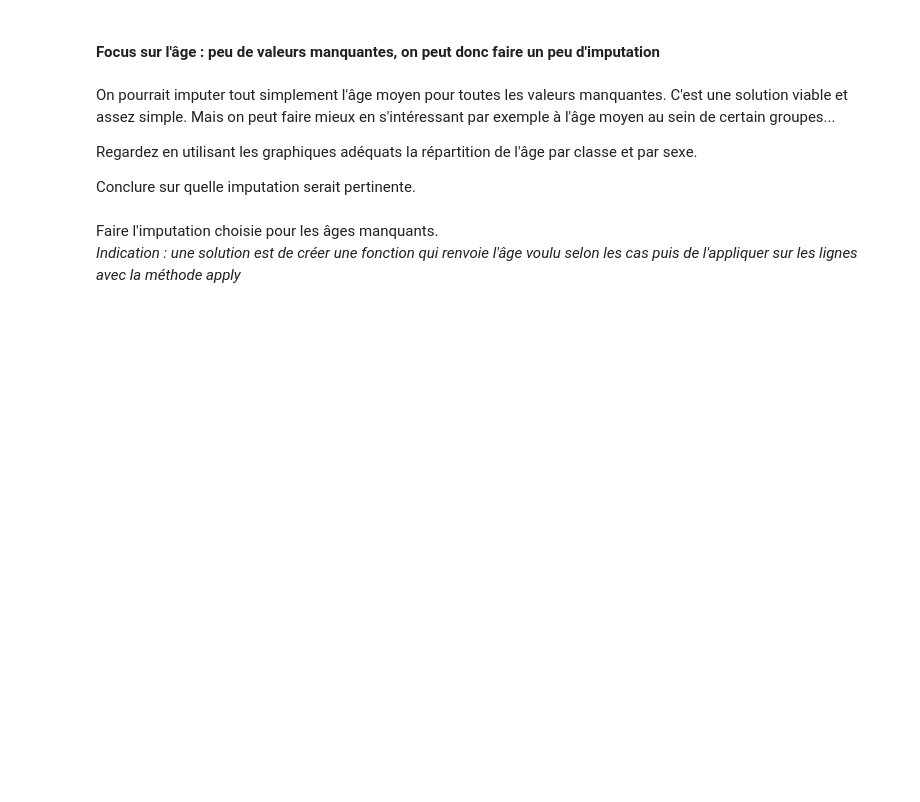
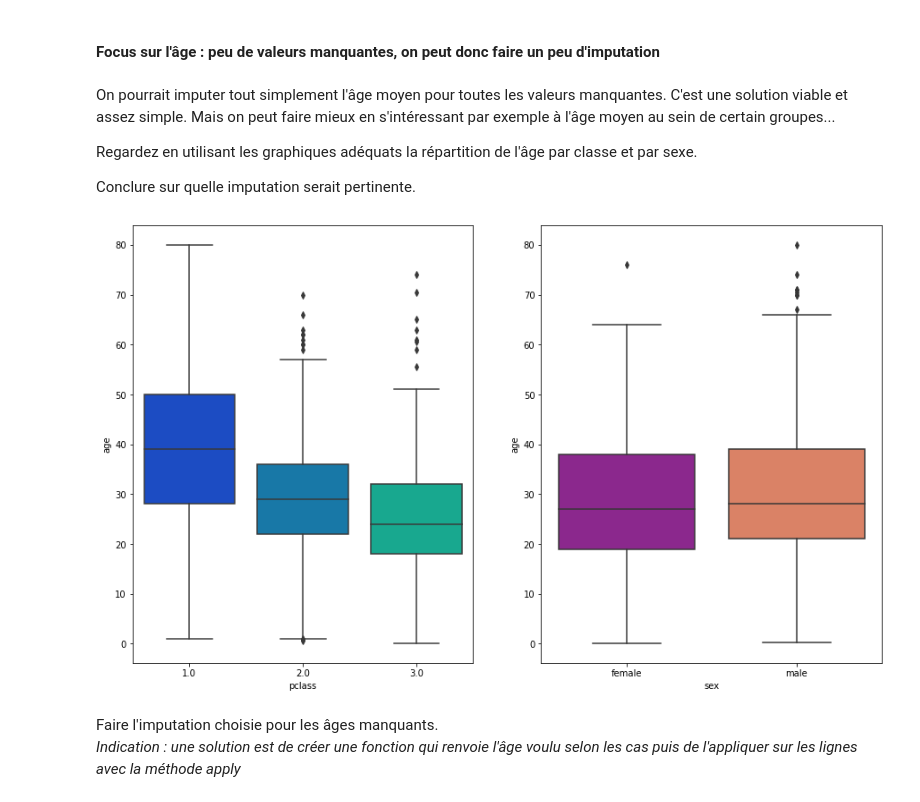
Before and after one commit to louiskuhn/IA-P3-Euskadi, a Jupyter notebook: Ressources/Machine Learning/Régression logistique/5. La régression logistique Titanic.ipynb, the cells around one changed output. Cells and saved outputs as stored; diff of their text form; code cells hidden in the pictures; blank space fills up the shorter version.

```diff
--- a/Ressources/Machine Learning/Régression logistique/5. La régression logistique Titanic.ipynb
+++ b/Ressources/Machine Learning/Régression logistique/5. La régression logistique Titanic.ipynb
@@ -18,0 +68,5 @@ Vous aurez besoin de pandas, matplotlib, seaborn (et numpy ?)
+# %%
+# supprimer les colonnes et lignes problématiques ou dont on ne se servira pas
+data.drop(1309,axis=0,inplace=True) #la dernière ligne
+data.drop(columns=['name','ticket','cabin','boat','body','home.dest'],inplace=True)
+data.tail()
@@ -24,6 +85,12 @@ On pourrait imputer tout simplement l'âge moyen pour toutes les valeurs manquan
 Regardez en utilisant les graphiques adéquats la répartition de l'âge par classe et par sexe.
 
 Conclure sur quelle imputation serait pertinente.
+# %%
+fig, (ax1,ax2) = plt.subplots(1,2,figsize=(15, 9))
+sns.boxplot(x='pclass',y='age',data=data,palette='winter',ax=ax1)
+sns.boxplot(x='sex',y='age',data=data,palette='plasma',ax=ax2);
+# %% [output]
+[figure, added]
 # %% [markdown]
 Faire l'imputation choisie pour les âges manquants.
 _Indication : une solution est de créer une fonction qui renvoie l'âge voulu selon les cas puis de l'appliquer sur les lignes avec la méthode apply_
```
Also changed, not shown: parts of 27 cells of this notebook, 4 other files.
